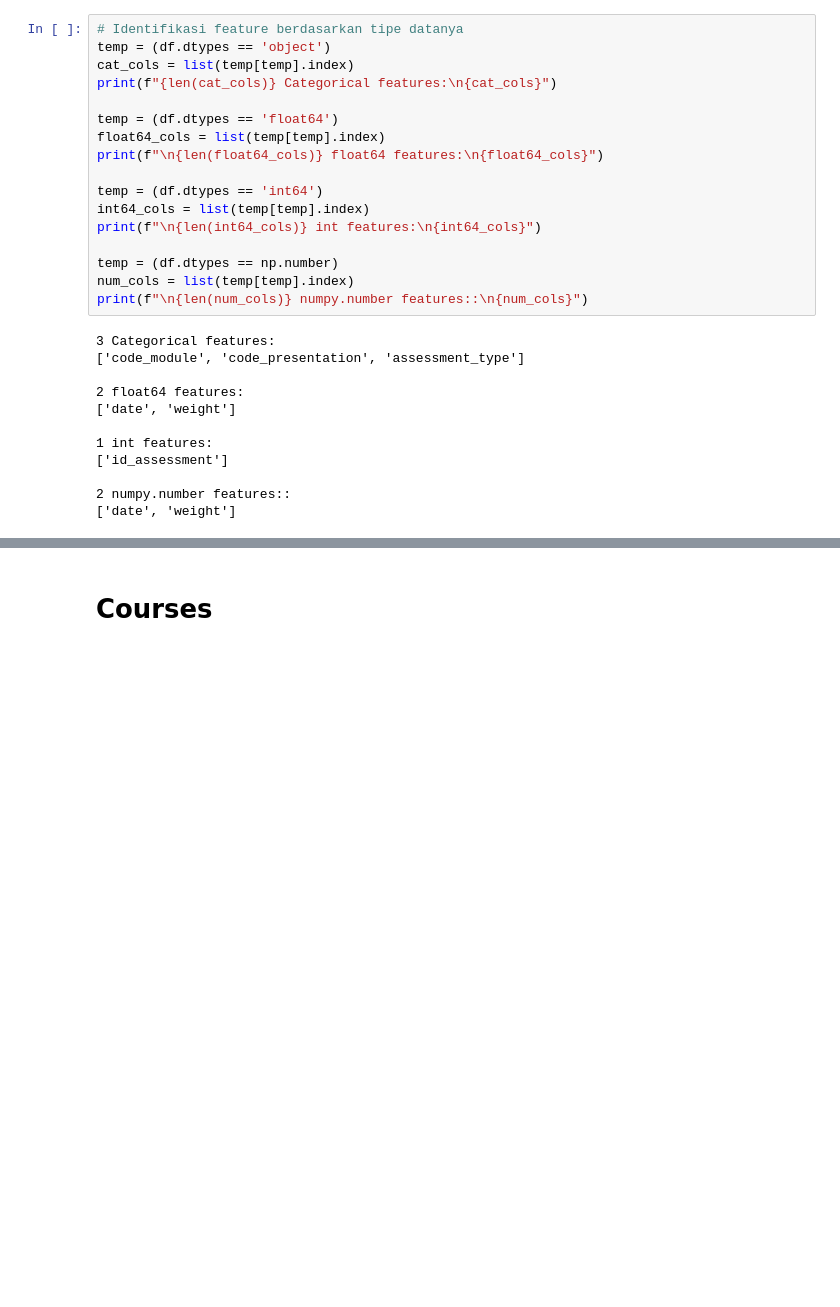
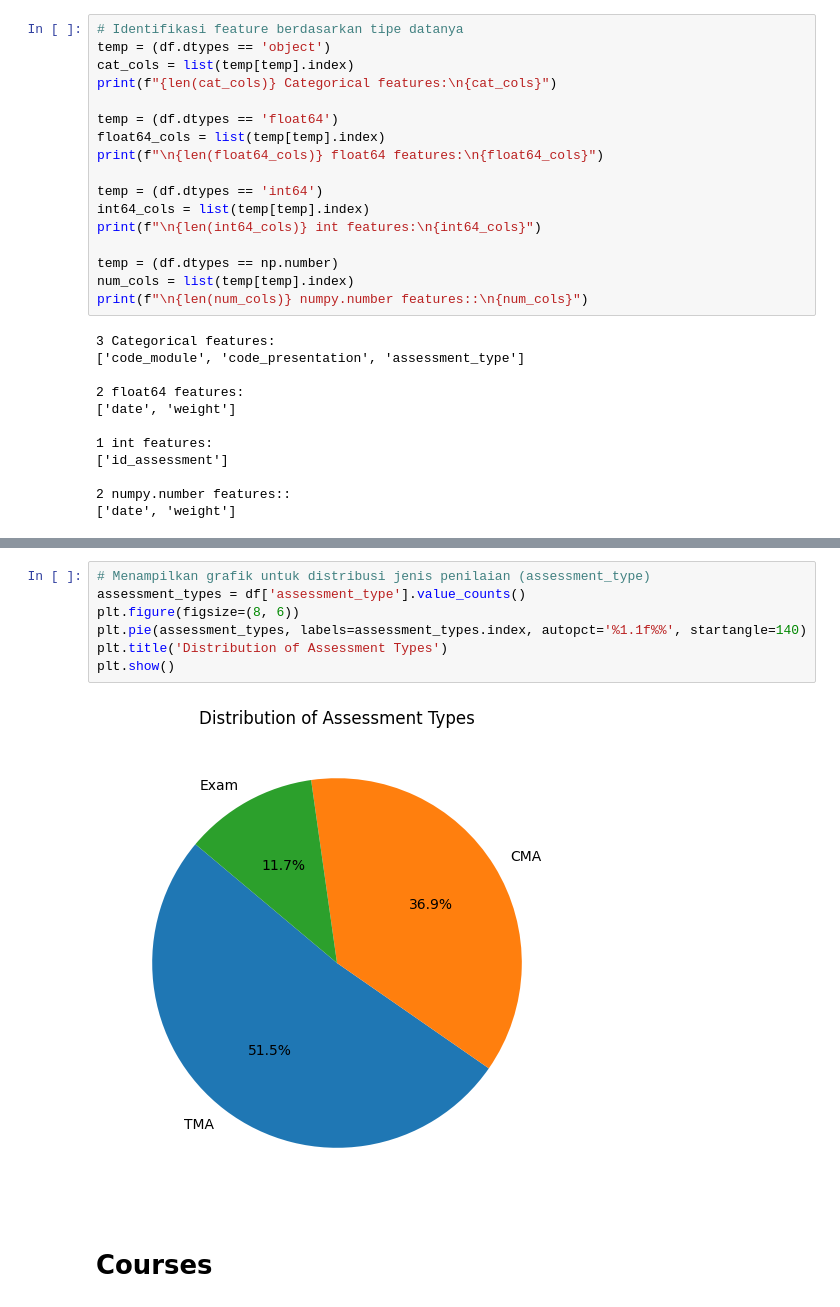
Before and after one commit to muchamadthaqifullah/Tugas1-AnalisisBigData-D, a Jupyter notebook: Tugas_Oulad_ABD_D.ipynb, the cells around one changed output, grey strips where cells are left out. Drawn from its saved outputs; the diff is of its cells as text; blank space fills up the shorter version.

```diff
--- a/Tugas_Oulad_ABD_D.ipynb
+++ b/Tugas_Oulad_ABD_D.ipynb
@@ -109,3 +120,12 @@ print(f"\n{len(num_cols)} numpy.number features::\n{num_cols}")
+# %%
+# Menampilkan grafik untuk distribusi jenis penilaian (assessment_type)
+assessment_types = df['assessment_type'].value_counts()
+plt.figure(figsize=(8, 6))
+plt.pie(assessment_types, labels=assessment_types.index, autopct='%1.1f%%', startangle=140)
+plt.title('Distribution of Assessment Types')
+plt.show()
+# %% [output]
+[figure, added]
 # %% [markdown]
 # Courses
 # %%
```
Also changed, not shown: parts of 15 cells of this notebook.
